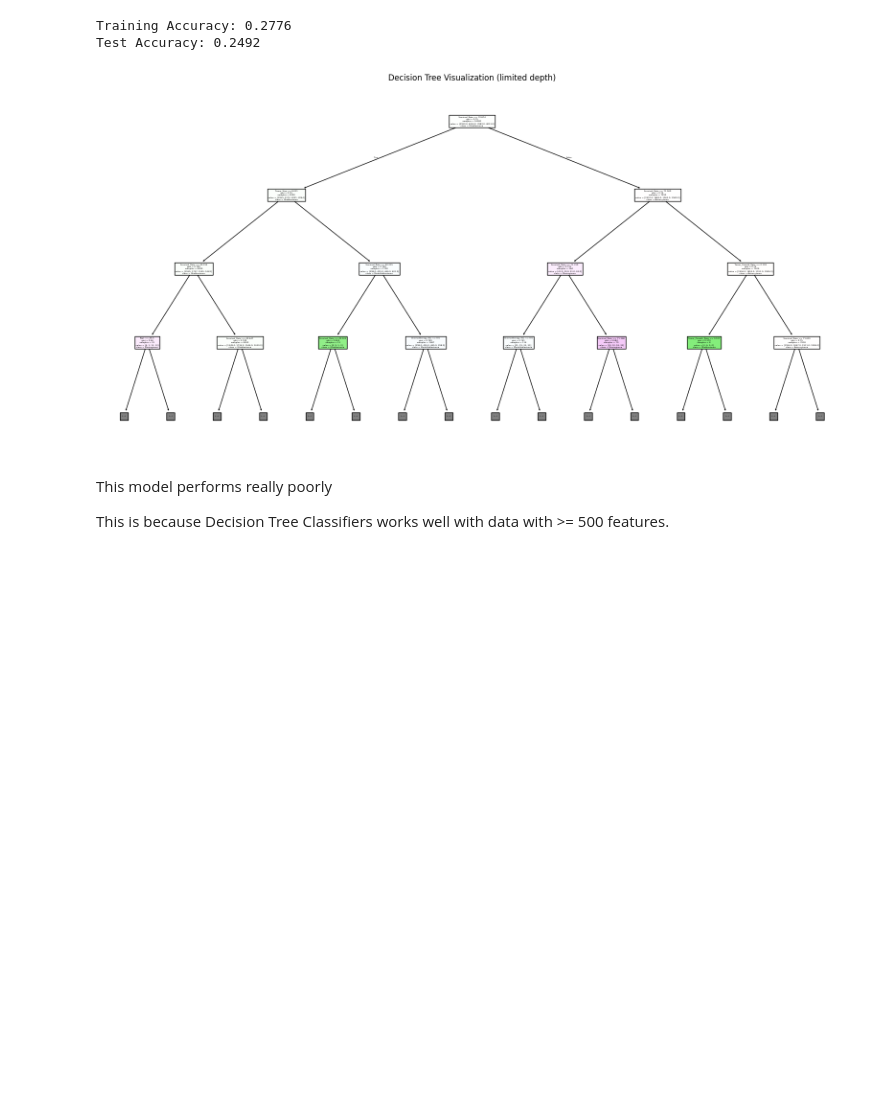
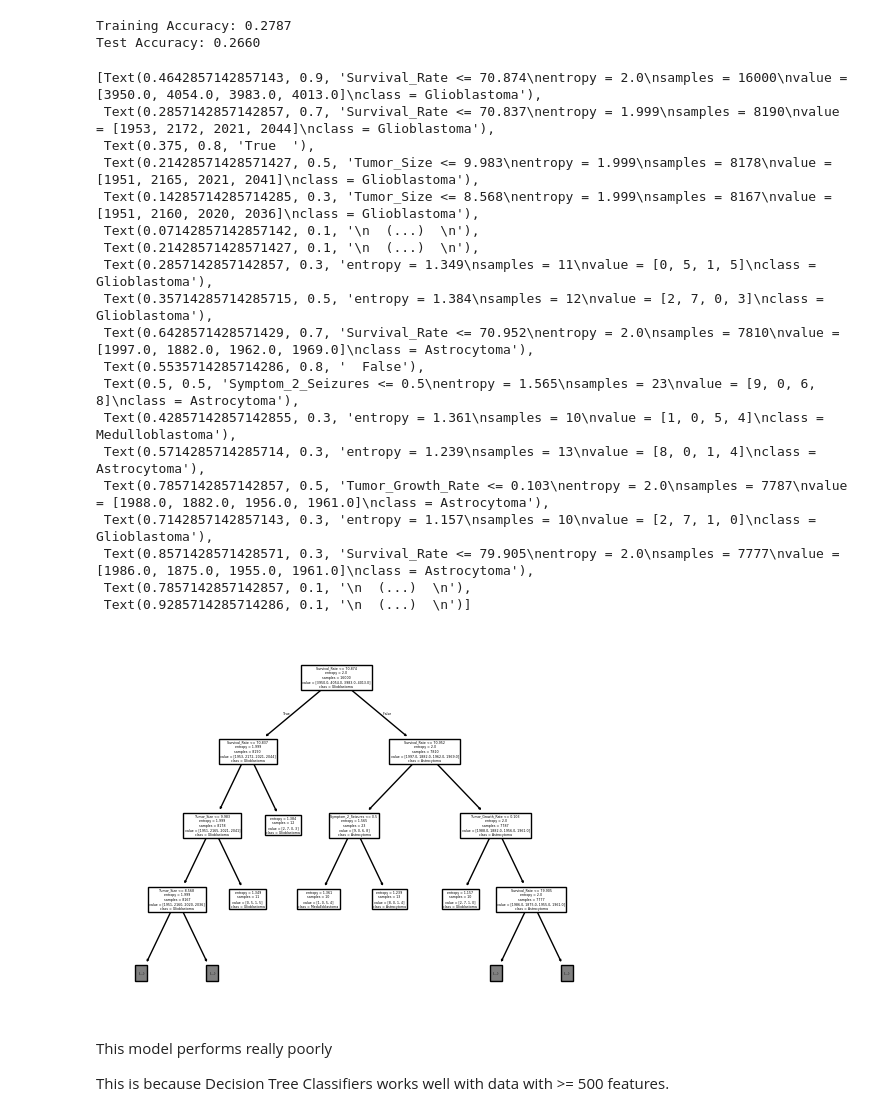
Before and after one commit to DhruvR-HWUD/DMML-Dubai-UG-Group-2, a Jupyter notebook: notebooks/decision_tree.ipynb, the cells around one changed output. Cells and saved outputs as stored; diff of their text form; code cells hidden in the pictures; blank space fills up the shorter version.

Commit message:
worked on more models

```diff
--- a/notebooks/decision_tree.ipynb
+++ b/notebooks/decision_tree.ipynb
@@ -109,9 +102,25 @@ DecisionTreeClassifier(max_depth=6, random_state=42)
 # %%
-#make predictions on the test set
+#hyperparameter tuning using GridSearchCV
+param_grid = {"clf__criterion": ["gini", "entropy"],
+              "clf__max_depth": [3, 5, 8, 12],
+              "clf__min_samples_split": [2, 20, 100],
+              "clf__min_samples_leaf": [1, 10, 40],}
+grid = GridSearchCV(
+    pipe,
+    param_grid,
+    cv=3, scoring="accuracy",
+    n_jobs=-1)
+grid.fit(X_train, y_train)
 
-y_pred = dt_model.predict(X_test)
-print(y_pred[:20])  # Shows the first 10 predictions
+# After pipe.fit(...) / grid.fit(...)
+y_train_pred = grid.predict(X_train)
+y_test_pred = grid.predict(X_test)
 
-for actual, predicted in zip(y_test[:20], y_pred[:20]):
-    print(f"Actual: {actual}, Predicted: {predicted}")
+print("Best params:", grid.best_params_)      # best settings
+print("Mean CV accuracy:", grid.best_score_)  # mean CV accuracy
+
+best_model = grid.best_estimator_
+cat_names = best_model.named_steps["prep"].named_transformers_["cat"].get_feature_names_out(cat_cols)
+feature_names = num_cols + list(cat_names)
+importances = best_model.named_steps["clf"].feature_importances_
 # %% [output]
@@ -177,24 +192,43 @@ Test class distribution:
 # %%
 # Predictions on training set
-y_train_pred = dt_model.predict(X_train)
+
 train_accuracy = accuracy_score(y_train, y_train_pred)
-
-# Predictions on test set
-y_test_pred = dt_model.predict(X_test)
 test_accuracy = accuracy_score(y_test, y_test_pred)
 
 print(f"Training Accuracy: {train_accuracy:.4f}")
 print(f"Test Accuracy: {test_accuracy:.4f}")
 
 # Visualize the decision tree (limited depth for clarity)
-plt.figure(figsize=(20,10))
-tree.plot_tree(dt_model, filled=True, feature_names=new_cols, class_names=le.classes_, max_depth=3)
-plt.title("Decision Tree Visualization (limited depth)")
-plt.show()
+fitted_tree = grid.best_estimator_.named_steps["clf"]
+feature_names = num_cols + list(
+    grid.best_estimator_.named_steps["prep"]
+        .named_transformers_["cat"]
+        .get_feature_names_out(cat_cols)
+)
+tree.plot_tree(fitted_tree, feature_names=feature_names, class_names=sorted(y.unique()), max_depth=3)
 # %% [output]
-Training Accuracy: 0.2776
-Test Accuracy: 0.2492
+Training Accuracy: 0.2787
+Test Accuracy: 0.2660
+[Text(0.4642857142857143, 0.9, 'Survival_Rate <= 70.874\nentropy = 2.0\nsamples = 16000\nvalue = [3950.0, 4054.0, 3983.0, 4013.0]\nclass = Glioblastoma'),
+ Text(0.2857142857142857, 0.7, 'Survival_Rate <= 70.837\nentropy = 1.999\nsamples = 8190\nvalue = [1953, 2172, 2021, 2044]\nclass = Glioblastoma'),
+ Text(0.375, 0.8, 'True  '),
+ Text(0.21428571428571427, 0.5, 'Tumor_Size <= 9.983\nentropy = 1.999\nsamples = 8178\nvalue = [1951, 2165, 2021, 2041]\nclass = Glioblastoma'),
+ Text(0.14285714285714285, 0.3, 'Tumor_Size <= 8.568\nentropy = 1.999\nsamples = 8167\nvalue = [1951, 2160, 2020, 2036]\nclass = Glioblastoma'),
+ Text(0.07142857142857142, 0.1, '\n  (...)  \n'),
+ Text(0.21428571428571427, 0.1, '\n  (...)  \n'),
+ Text(0.2857142857142857, 0.3, 'entropy = 1.349\nsamples = 11\nvalue = [0, 5, 1, 5]\nclass = Glioblastoma'),
+ Text(0.35714285714285715, 0.5, 'entropy = 1.384\nsamples = 12\nvalue = [2, 7, 0, 3]\nclass = Glioblastoma'),
+ Text(0.6428571428571429, 0.7, 'Survival_Rate <= 70.952\nentropy = 2.0\nsamples = 7810\nvalue = [1997.0, 1882.0, 1962.0, 1969.0]\nclass = Astrocytoma'),
+ Text(0.5535714285714286, 0.8, '  False'),
+ Text(0.5, 0.5, 'Symptom_2_Seizures <= 0.5\nentropy = 1.565\nsamples = 23\nvalue = [9, 0, 6, 8]\nclass = Astrocytoma'),
+ Text(0.42857142857142855, 0.3, 'entropy = 1.361\nsamples = 10\nvalue = [1, 0, 5, 4]\nclass = Medulloblastoma'),
+ Text(0.5714285714285714, 0.3, 'entropy = 1.239\nsamples = 13\nvalue = [8, 0, 1, 4]\nclass = Astrocytoma'),
+ Text(0.7857142857142857, 0.5, 'Tumor_Growth_Rate <= 0.103\nentropy = 2.0\nsamples = 7787\nvalue = [1988.0, 1882.0, 1956.0, 1961.0]\nclass = Astrocytoma'),
+ Text(0.7142857142857143, 0.3, 'entropy = 1.157\nsamples = 10\nvalue = [2, 7, 1, 0]\nclass = Glioblastoma'),
+ Text(0.8571428571428571, 0.3, 'Survival_Rate <= 79.905\nentropy = 2.0\nsamples = 7777\nvalue = [1986.0, 1875.0, 1955.0, 1961.0]\nclass = Astrocytoma'),
+ Text(0.7857142857142857, 0.1, '\n  (...)  \n'),
+ Text(0.9285714285714286, 0.1, '\n  (...)  \n')]
-[figure, old version]
+[figure, new version]
 # %% [markdown]
 This model performs really poorly
 
```
Also changed, not shown: parts of 11 cells of this notebook, 4 other files.
